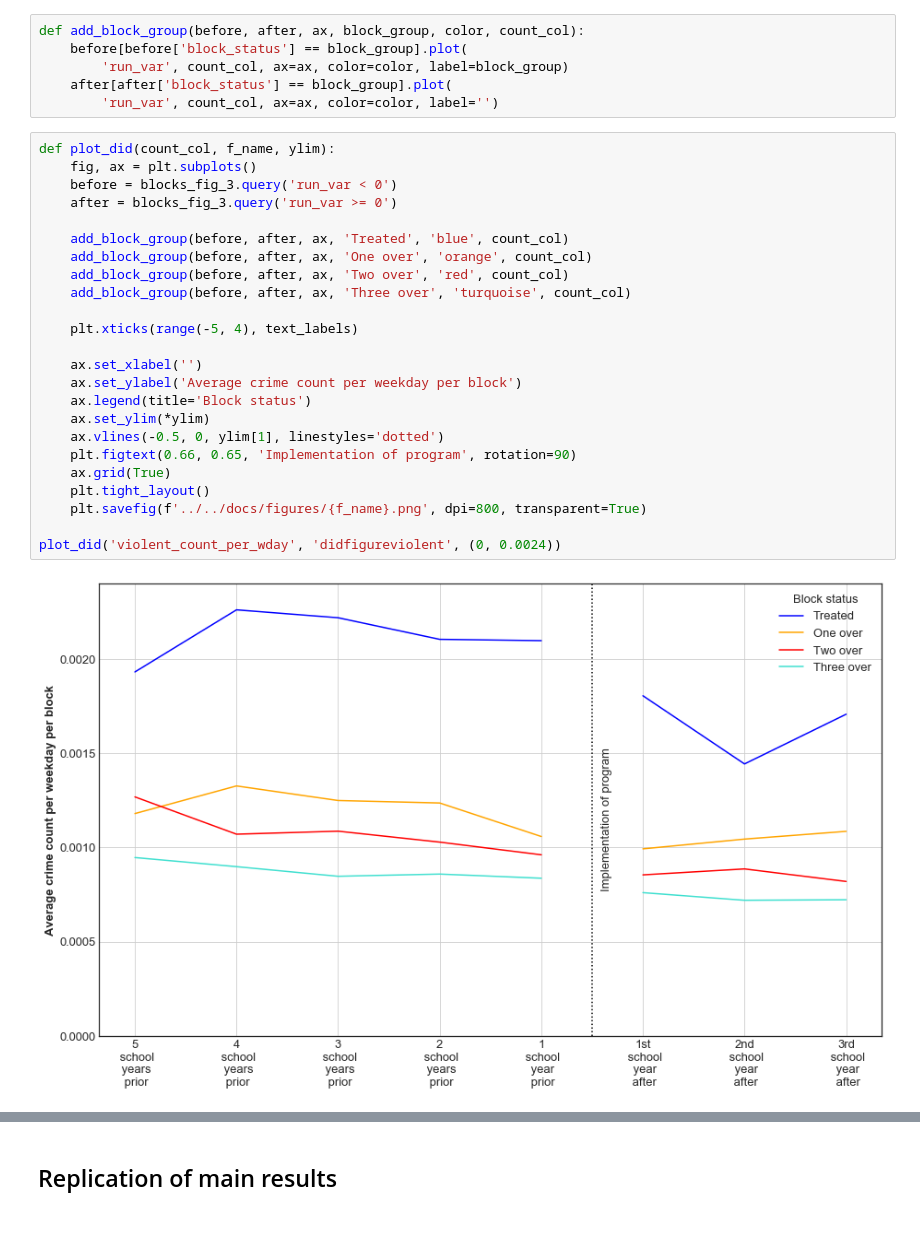
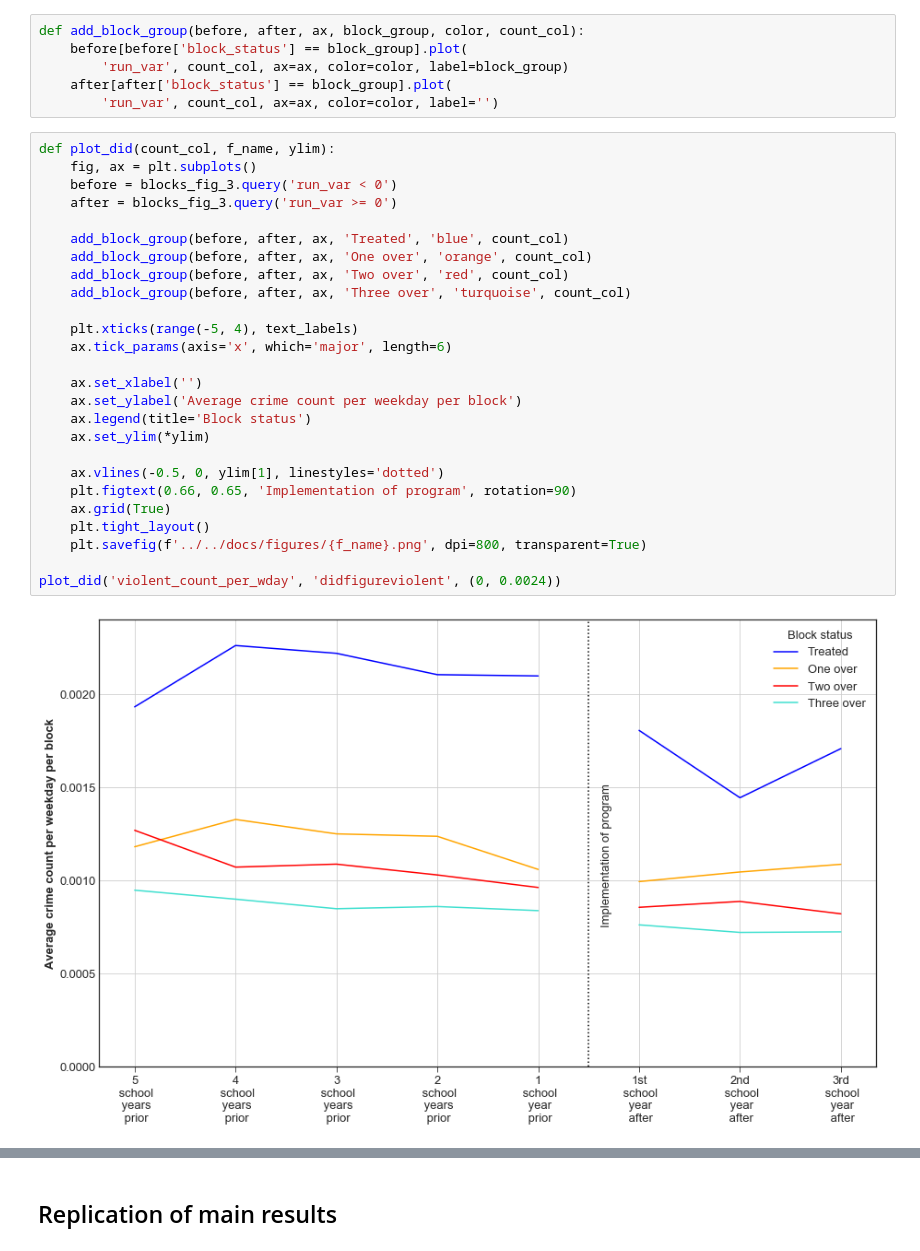
Before and after one commit to binste/chicago_safepassage_evaluation, a Jupyter notebook: notebooks/5_analysis/1.0-binste-analyze-crime-results-census-block-level.ipynb, the cells around one changed output, grey strips where cells are left out. Cells and saved outputs as stored; diff of their text form.

```diff
--- a/notebooks/5_analysis/1.0-binste-analyze-crime-results-census-block-level.ipynb
+++ b/notebooks/5_analysis/1.0-binste-analyze-crime-results-census-block-level.ipynb
@@ -290,29 +290,31 @@ def add_block_group(before, after, ax, block_group, color, count_col):
 # %%
 def plot_did(count_col, f_name, ylim):
     fig, ax = plt.subplots()
     before = blocks_fig_3.query('run_var < 0')
     after = blocks_fig_3.query('run_var >= 0')
 
     add_block_group(before, after, ax, 'Treated', 'blue', count_col)
     add_block_group(before, after, ax, 'One over', 'orange', count_col)
     add_block_group(before, after, ax, 'Two over', 'red', count_col)
     add_block_group(before, after, ax, 'Three over', 'turquoise', count_col)
 
     plt.xticks(range(-5, 4), text_labels)
+    ax.tick_params(axis='x', which='major', length=6)
 
     ax.set_xlabel('')
     ax.set_ylabel('Average crime count per weekday per block')
     ax.legend(title='Block status')
     ax.set_ylim(*ylim)
+
     ax.vlines(-0.5, 0, ylim[1], linestyles='dotted')
     plt.figtext(0.66, 0.65, 'Implementation of program', rotation=90)
     ax.grid(True)
     plt.tight_layout()
     plt.savefig(f'../../docs/figures/{f_name}.png', dpi=800, transparent=True)
 
 plot_did('violent_count_per_wday', 'didfigureviolent', (0, 0.0024))
 # %% [output]
-[figure, old version]
+[figure, new version]
 # %%
 plot_did('property_count_per_wday', 'didfigureproperty', (0, 0.008))
 # %% [output]
```
Also changed, not shown: parts of 6 cells of this notebook, 4 other files.
